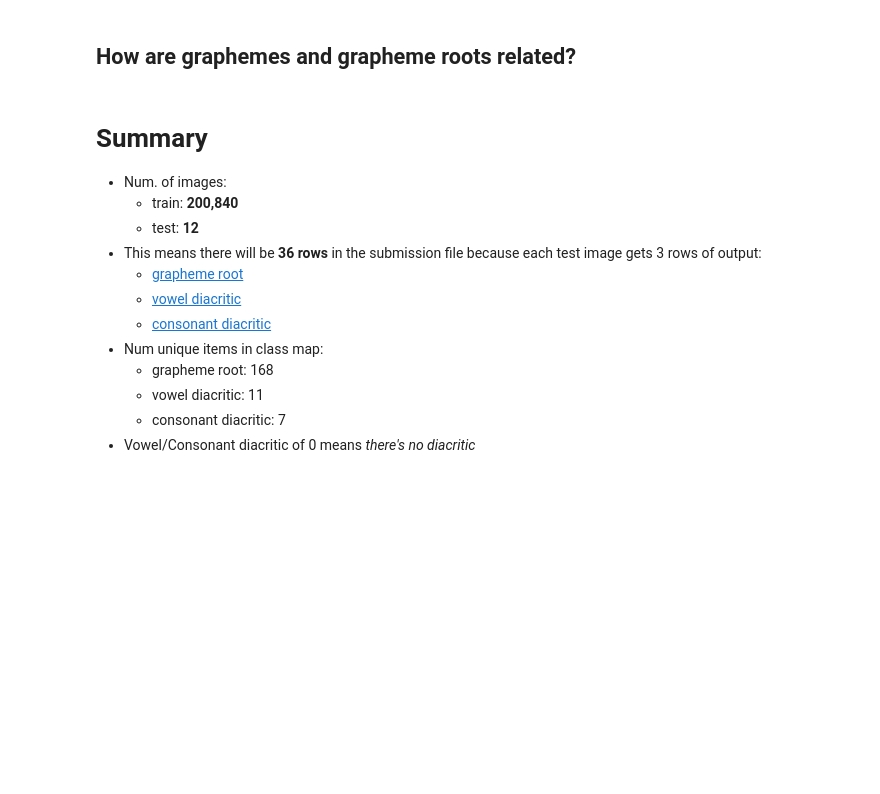
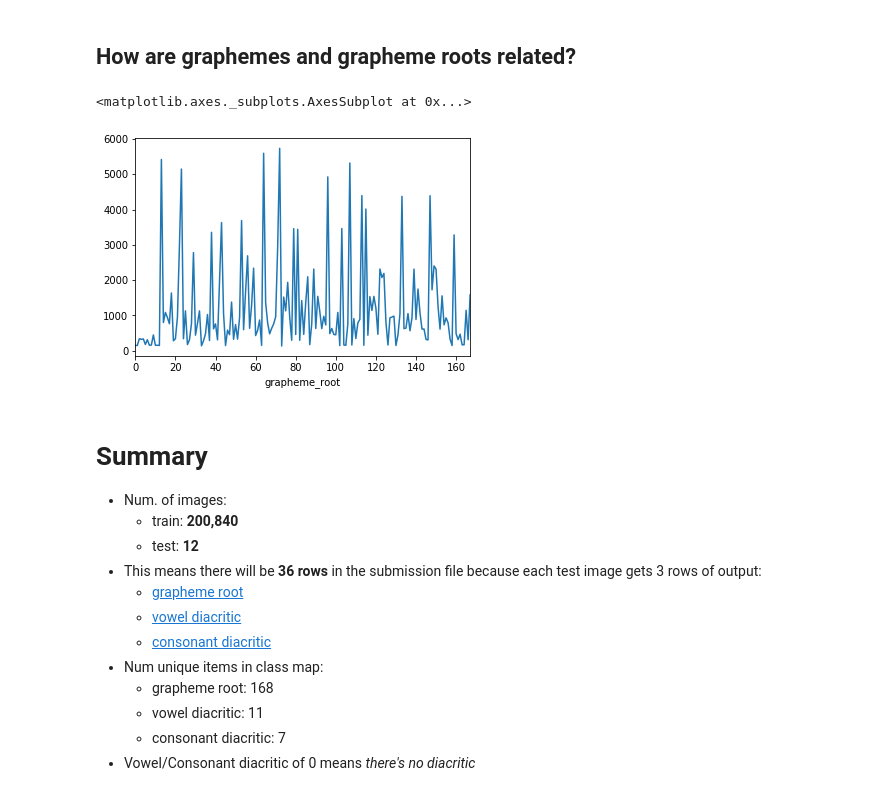
Before and after one commit to Jchang4/ml-projects, a Jupyter notebook: bengali-hand-written/1.1 [DE] Initial Data Impressions.ipynb, the cells around one changed output. Cells and saved outputs as stored; diff of their text form; code cells hidden in the pictures; blank space fills up the shorter version.

```diff
--- a/bengali-hand-written/1.1 [DE] Initial Data Impressions.ipynb
+++ b/bengali-hand-written/1.1 [DE] Initial Data Impressions.ipynb
@@ -185,6 +185,11 @@ len(train_csv.grapheme.unique())
 1295
 # %% [markdown]
 ## How are graphemes and grapheme roots related?
+# %%
+train_csv[['grapheme_root', 'grapheme']].groupby('grapheme_root').count()['grapheme'].plot()
+# %% [output]
+<matplotlib.axes._subplots.AxesSubplot at 0x...>
+[figure, added]
 # %% [markdown]
 # Summary
 
```
Also changed, not shown: 2 other files.
